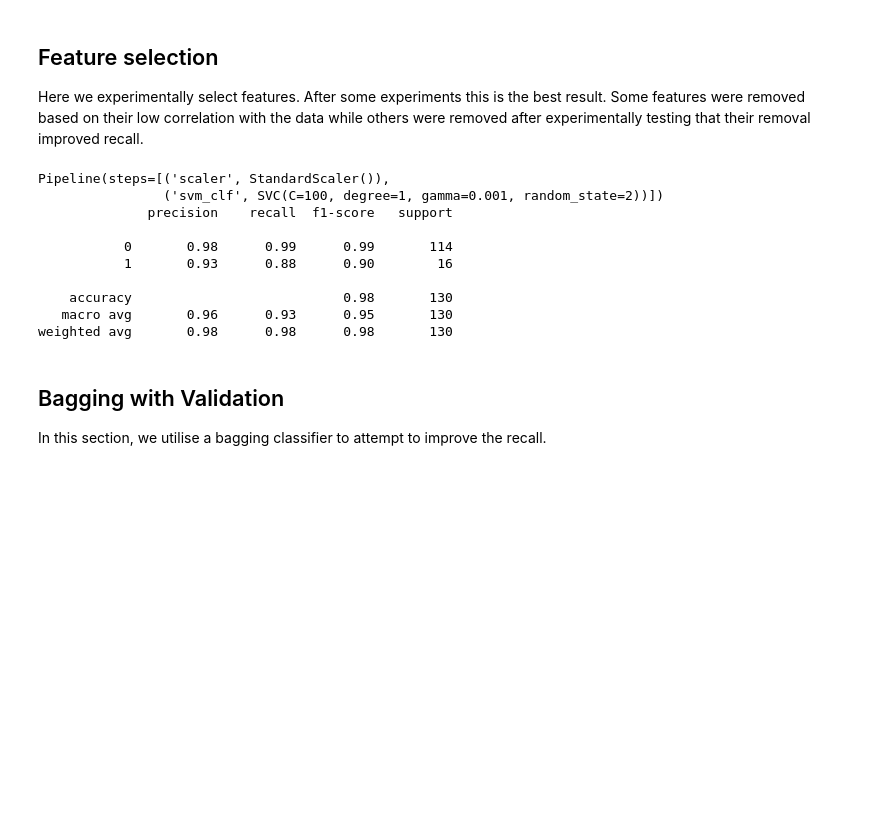
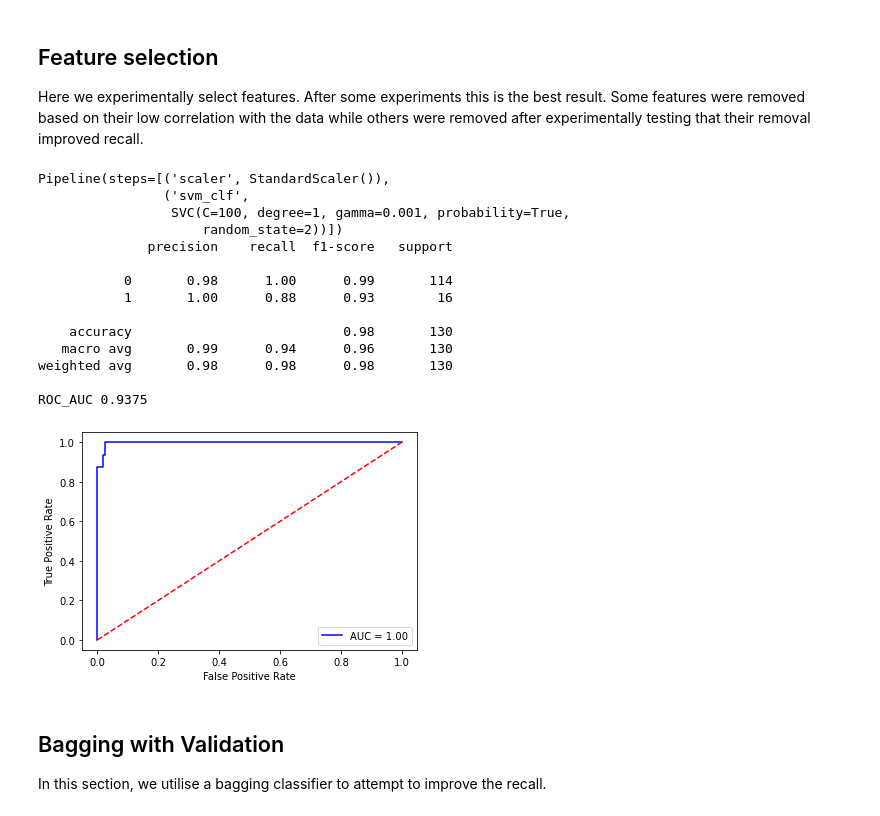
Before and after one commit to YMaher99/Machine-Learning-Course-Project, a Jupyter notebook: Classifying COVID-19 Deaths Using SVM and Decision Tree by Mostafa Lotfy and Youssef Maher.ipynb, the cells around one changed output. Saved outputs shown, nothing was run; the diff lists cells and outputs as text; code cells hidden in the pictures; blank space fills up the shorter version.

```diff
--- a/Classifying COVID-19 Deaths Using SVM and Decision Tree by Mostafa Lotfy and Youssef Maher.ipynb
+++ b/Classifying COVID-19 Deaths Using SVM and Decision Tree by Mostafa Lotfy and Youssef Maher.ipynb
@@ -154,22 +182,30 @@ Here we experimentally select features. After some experiments this is the best
 # %%
 dropped_cols = ['symptom6', 'symptom5', 'symptom4','symptom2']
 encoded_cols = ['country','location', 'symptom1', 'symptom3']
 df_encoded = encode(df.drop(dropped_cols, axis=1), encoded_cols)
 X_train, X_validate, X_test, y_train, y_validate, y_test = split(df_encoded)
 best_svm = svm_validate(X_train, y_train, X_validate, y_validate)
+y_predict = best_svm.predict(X_test)
 print(best_svm)
-print(classification_report(y_test, best_svm.predict(X_test)))
+print(classification_report(y_test, y_predict))
+print(f'ROC_AUC', roc_auc_score(y_test, y_predict))
+draw_roc_curve(best_svm,X_test,y_test)
 # %% [output]
 Pipeline(steps=[('scaler', StandardScaler()),
-                ('svm_clf', SVC(C=100, degree=1, gamma=0.001, random_state=2))])
+                ('svm_clf',
+                 SVC(C=100, degree=1, gamma=0.001, probability=True,
+                     random_state=2))])
               precision    recall  f1-score   support
 
-           0       0.98      0.99      0.99       114
-           1       0.93      0.88      0.90        16
+           0       0.98      1.00      0.99       114
+           1       1.00      0.88      0.93        16
 
     accuracy                           0.98       130
-   macro avg       0.96      0.93      0.95       130
+   macro avg       0.99      0.94      0.96       130
 weighted avg       0.98      0.98      0.98       130
+
+ROC_AUC 0.9375
+[figure, added]
 # %% [markdown]
 ## Bagging with Validation
 In this section, we utilise a bagging classifier to attempt to improve the recall.
```
Also changed, not shown: parts of 18 cells of this notebook, 1 other file.
